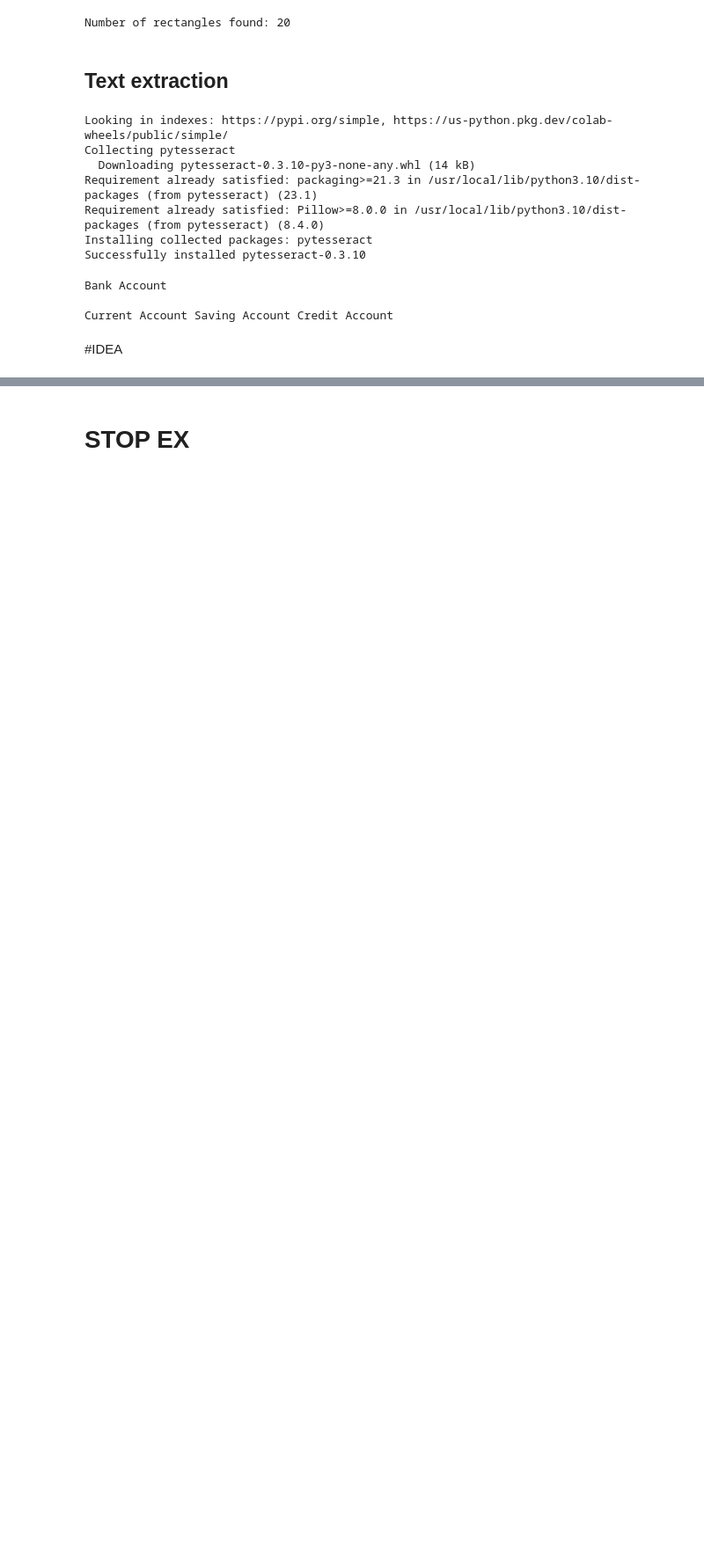
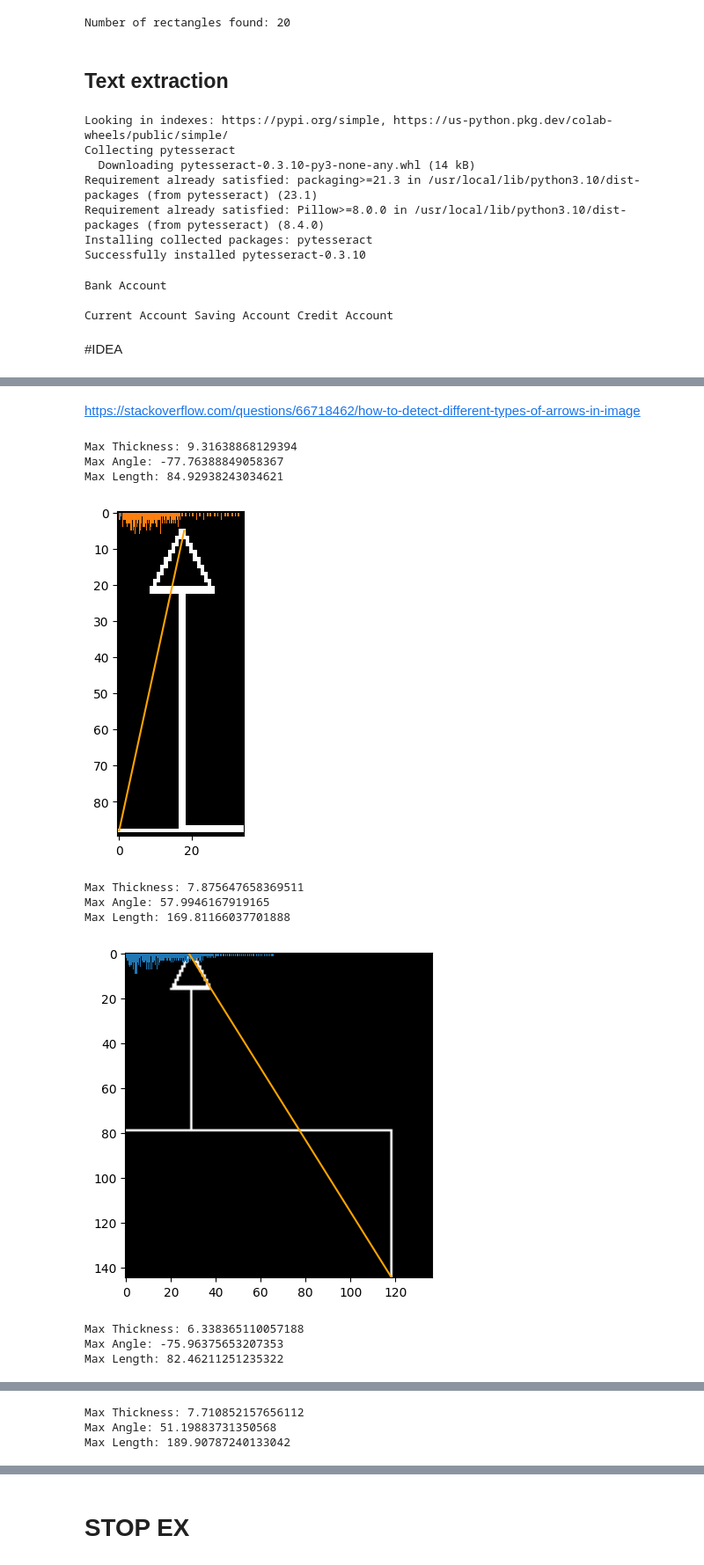
Before and after one commit to DomenicoArmillotta/MSC_thesis-Uml_quality_assessment_with_ML, a Jupyter notebook: provaOPENcv.ipynb, the cells around one changed output, grey strips where cells are left out. Shown at 88% size. Drawn from its saved outputs; the diff is of its cells as text; code cells hidden in the pictures; blank space fills up the shorter version.

```diff
--- a/provaOPENcv.ipynb
+++ b/provaOPENcv.ipynb
@@ -1269,0 +1435,76 @@ Current Account Saving Account Credit Account
+# %% [markdown]
+https://stackoverflow.com/questions/66718462/how-to-detect-different-types-of-arrows-in-image
+# %%
+import cv2
+import numpy as np
+import matplotlib.pyplot as plt
+
+from scipy.spatial import distance
+import math
+
+# Assuming `images` is a list of images containing arrows
+
+for img in images:
+    # Convert the image to grayscale if it's not already
+    if len(img.shape) > 2:
+        img = cv2.cvtColor(img, cv2.COLOR_BGR2GRAY)
+
+    _, img = cv2.threshold(img, 10, 255, cv2.THRESH_BINARY_INV)
+    labels, stats = cv2.connectedComponentsWithStats(img, 8)[1:3]
+
+    max_arrow_length = 0
+    max_arrow_thickness = 0
+    max_arrow_angle = 0
+    max_arrow_points = None
+
+    for label in np.unique(labels)[1:]:
+        arrow = labels == label
+        indices = np.transpose(np.nonzero(arrow))  # y, x
+
+        dist = distance.cdist(indices, indices, 'euclidean')
+        far_points_index = np.unravel_index(np.argmax(dist), dist.shape)  # y, x
+
+        far_point_1 = indices[far_points_index[0], :]  # y, x
+        far_point_2 = indices[far_points_index[1], :]  # y, x
+
+        # Length
+        arrow_length = distance.cdist(far_point_1.reshape(1, 2), far_point_2.reshape(1, 2), 'euclidean')[0][0]
+
+        if arrow_length > max_arrow_length:
+            max_arrow_length = arrow_length
+            max_arrow_points = (far_point_1, far_point_2)
+
+            # Slope
+            arrow_slope = (far_point_2[0] - far_point_1[0]) / (far_point_2[1] - far_point_1[1])
+            max_arrow_angle = math.degrees(math.atan(arrow_slope))
+
+            # Thickness
+            x = np.linspace(far_point_1[1], far_point_2[1], 20)
+            y = np.linspace(far_point_1[0], far_point_2[0], 20)
+            line = np.array([[yy, xx] for yy, xx in zip(y, x)])
+            thickness_dist = np.amin(distance.cdist(line, indices, 'euclidean'), axis=0).flatten()
+
+            n, bins, patches = plt.hist(thickness_dist, bins=150)
+
+            max_arrow_thickness = 2 * bins[np.argmax(n)]
+
+    print(f"Max Thickness: {max_arrow_thickness}")
+    print(f"Max Angle: {max_arrow_angle}")
+    print(f"Max Length: {max_arrow_length}\n")
+
+    # Display the image with the largest arrow
+    plt.imshow(cv2.cvtColor(arrow.astype(np.uint8) * 255, cv2.COLOR_BGR2RGB))
+    plt.plot([max_arrow_points[0][1], max_arrow_points[1][1]], [max_arrow_points[0][0], max_arrow_points[1][0]], color='orange')
+    plt.show()
+# %% [output]
+Max Thickness: 9.31638868129394
+Max Angle: -77.76388849058367
+Max Length: 84.92938243034621
+[figure, added]
+Max Thickness: 7.875647658369511
+Max Angle: 57.9946167919165
+Max Length: 169.81166037701888
+[figure, added]
+Max Thickness: 6.338365110057188
+Max Angle: -75.96375653207353
+Max Length: 82.46211251235322
@@ -1269,0 +1512,3 @@ Current Account Saving Account Credit Account
+Max Thickness: 7.710852157656112
+Max Angle: 51.19883731350568
+Max Length: 189.90787240133042
```
Also changed, not shown: parts of 16 cells of this notebook.
